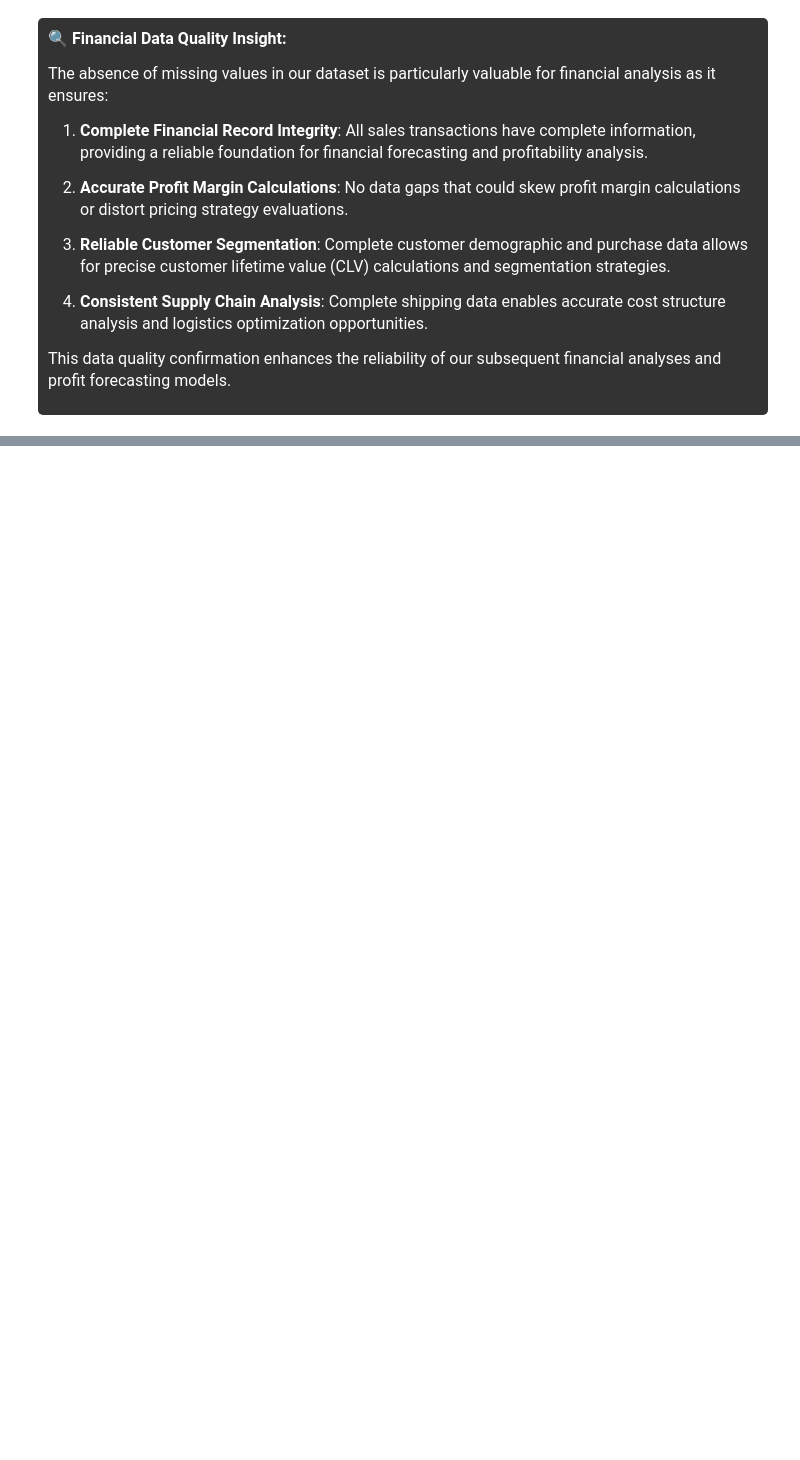
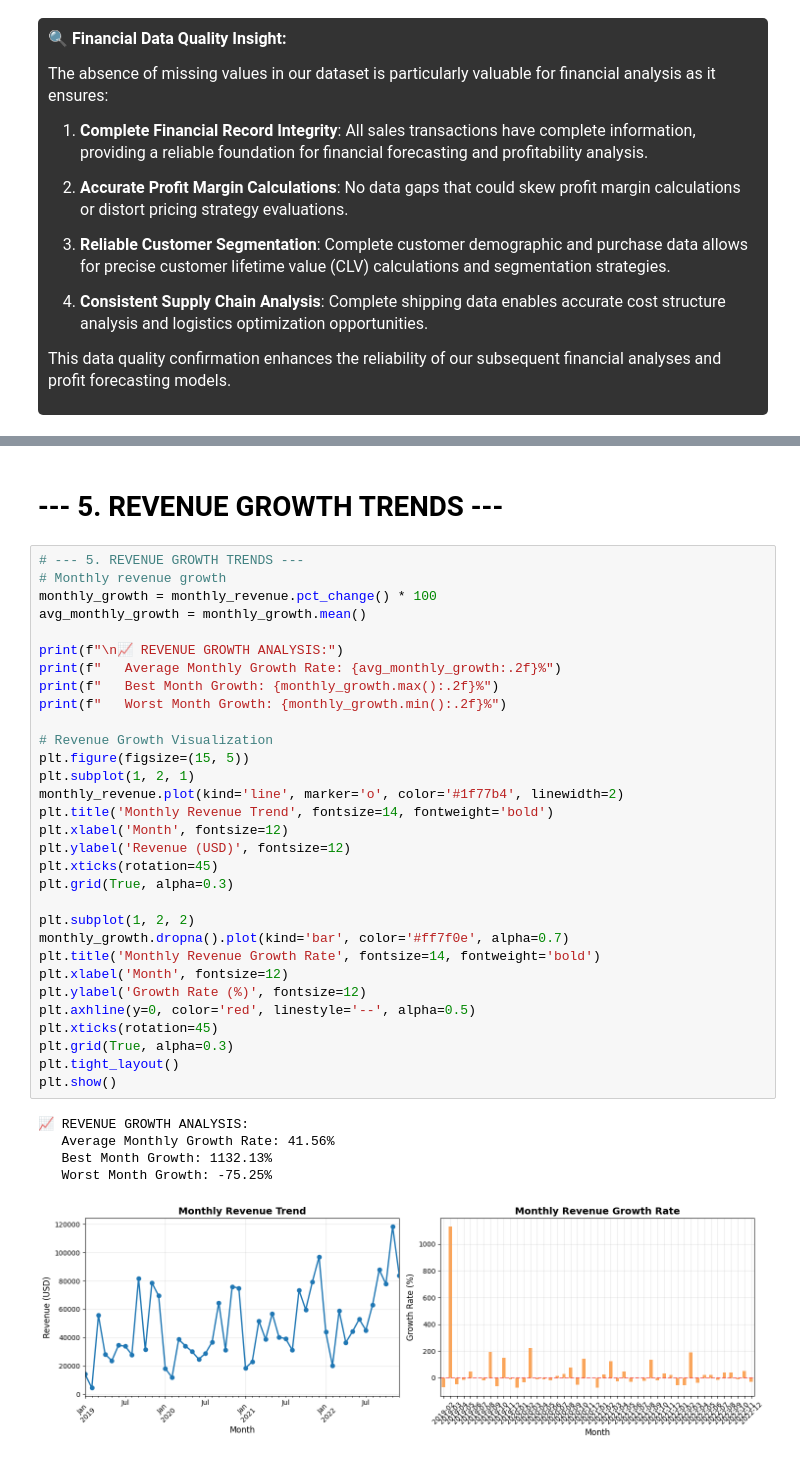
Before and after one commit to TeslimAdeyanju/5-Portfolio-SuperStore-Sales-Analysis-and-Prediction-A-Data-Science-Approach, a Jupyter notebook: sales-forecasting-with-logistic-regression.ipynb, the cells around one changed output, grey strips where cells are left out. Cells and saved outputs as stored; diff of their text form; blank space fills up the shorter version.

```diff
--- a/sales-forecasting-with-logistic-regression.ipynb
+++ b/sales-forecasting-with-logistic-regression.ipynb
@@ -2160,0 +1658,39 @@ By continuing to refine this financial analytics approach, SuperStore can establ
+# %% [markdown]
+# --- 5. REVENUE GROWTH TRENDS ---
+# %%
+# --- 5. REVENUE GROWTH TRENDS ---
+# Monthly revenue growth
+monthly_growth = monthly_revenue.pct_change() * 100
+avg_monthly_growth = monthly_growth.mean()
+
+print(f"\n📈 REVENUE GROWTH ANALYSIS:")
+print(f"   Average Monthly Growth Rate: {avg_monthly_growth:.2f}%")
+print(f"   Best Month Growth: {monthly_growth.max():.2f}%")
+print(f"   Worst Month Growth: {monthly_growth.min():.2f}%")
+
+# Revenue Growth Visualization
+plt.figure(figsize=(15, 5))
+plt.subplot(1, 2, 1)
+monthly_revenue.plot(kind='line', marker='o', color='#1f77b4', linewidth=2)
+plt.title('Monthly Revenue Trend', fontsize=14, fontweight='bold')
+plt.xlabel('Month', fontsize=12)
+plt.ylabel('Revenue (USD)', fontsize=12)
+plt.xticks(rotation=45)
+plt.grid(True, alpha=0.3)
+
+plt.subplot(1, 2, 2)
+monthly_growth.dropna().plot(kind='bar', color='#ff7f0e', alpha=0.7)
+plt.title('Monthly Revenue Growth Rate', fontsize=14, fontweight='bold')
+plt.xlabel('Month', fontsize=12)
+plt.ylabel('Growth Rate (%)', fontsize=12)
+plt.axhline(y=0, color='red', linestyle='--', alpha=0.5)
+plt.xticks(rotation=45)
+plt.grid(True, alpha=0.3)
+plt.tight_layout()
+plt.show()
+# %% [output]
+📈 REVENUE GROWTH ANALYSIS:
+   Average Monthly Growth Rate: 41.56%
+   Best Month Growth: 1132.13%
+   Worst Month Growth: -75.25%
+[figure, added]
```
Also changed, not shown: parts of 252 cells of this notebook, 2 other files.
